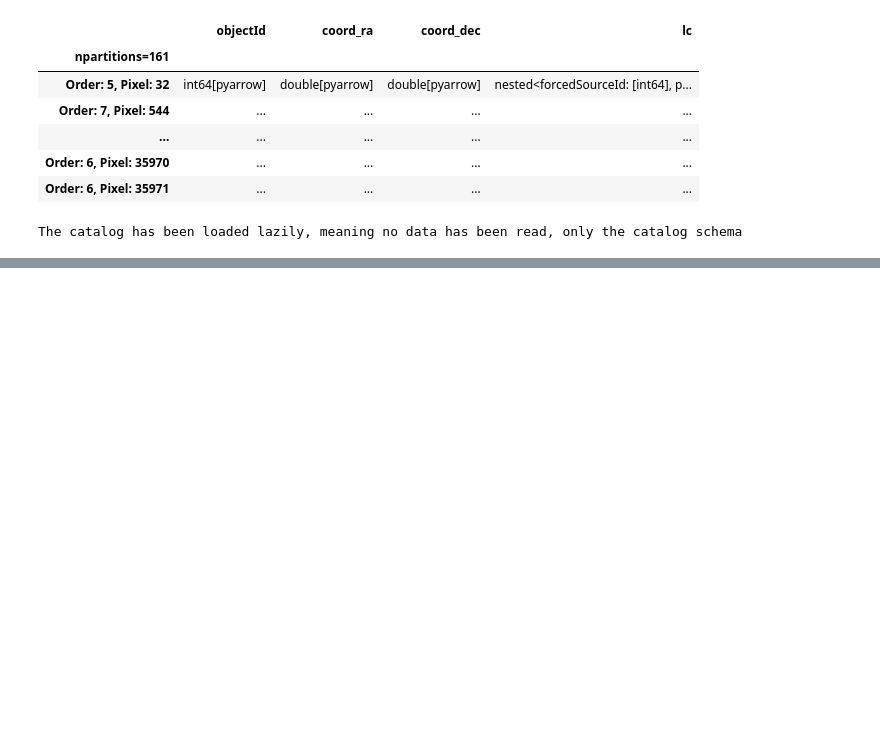
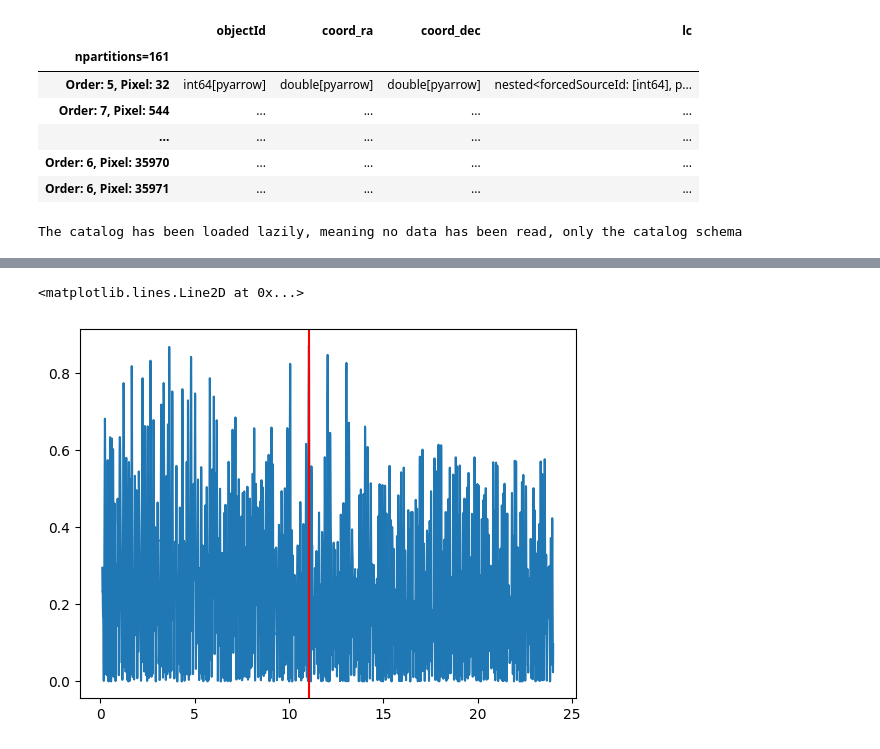
Before and after one commit to lsst-sitcom/linccf, a Jupyter notebook: comcam_rrlyrae/periodic.ipynb, the cells around one changed output, grey strips where cells are left out. Drawn from its saved outputs; the diff is of its cells as text; code cells hidden in the pictures; blank space fills up the shorter version.

```diff
--- a/comcam_rrlyrae/periodic.ipynb
+++ b/comcam_rrlyrae/periodic.ipynb
@@ -352,7 +388,7 @@ def extract_period_singleband_licu(band, t, mag, magerr, **kwargs):
 
     return {"period_0": best_period, "period_s_to_n_0": best_s2n}
 # %%
-
+"""
 src_nested_w_features = src_nested.reduce(
     extract_period_singleband_licu,
     "lc.band",
@@ -362,6 +398,17 @@ src_nested_w_features = src_nested.reduce(
     meta={"period_0": float, "period_s_to_n_0": float},
     append_columns=True,
 )
+
+src_nested_w_features = src_nested.reduce(
+    extract_period_rband_box_astropy,
+    "lc.band",
+    "lc.midpointMJDTai",
+    "lc.psfMag",
+    "lc.psfMagErr",
+    meta={"period_0": float, "period_s_to_n_0": float},
+    append_columns=True,
+)
+"""
 # %%
 src_nested
 # %% [output]
@@ -705,0 +669,10 @@ band = band[valid_idx]
+# %%
+# from 10 days to 1 hour
+frequency = np.linspace(0.1, 24, 100000)
+power = LombScargle(t, y, yerr, fit_mean=True).power(frequency)
+best_frequency = frequency[np.argmax(power)]
+plt.plot(frequency, power)
+plt.axvline(best_frequency, color='red')
+# %% [output]
+<matplotlib.lines.Line2D at 0x...>
+[figure, added]
```
Also changed, not shown: parts of 52 cells of this notebook.
